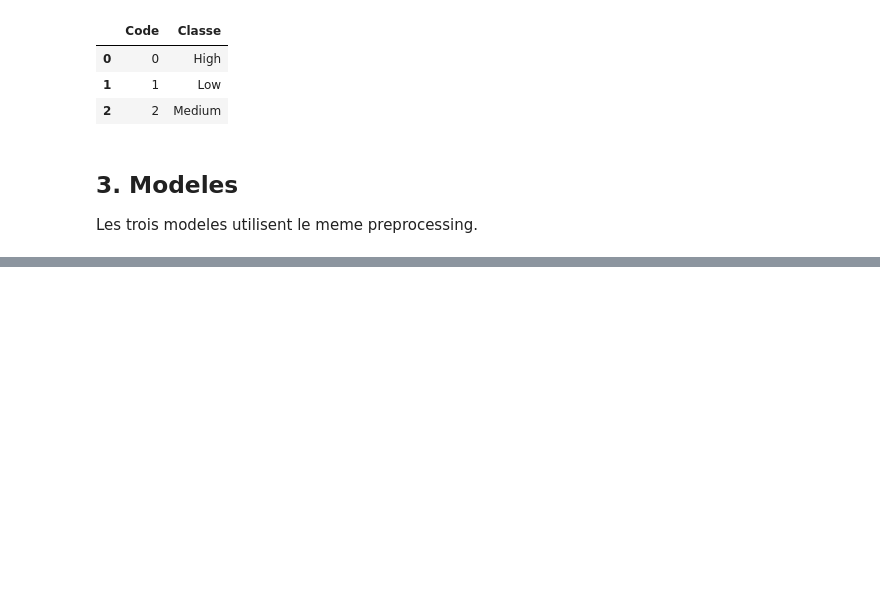
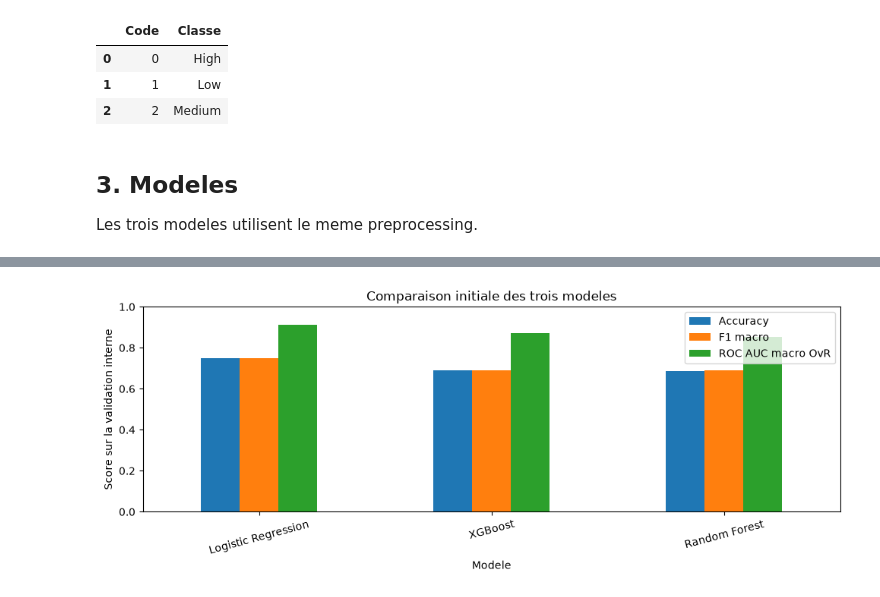
Before and after one commit to ayouberrak2/Jury-Blanc, a Jupyter notebook: notebooks/02_modelisation.ipynb, the cells around one changed output, grey strips where cells are left out. Drawn from its saved outputs; the diff is of its cells as text; code cells hidden in the pictures; blank space fills up the shorter version.

Commit message:
feat(modeling): compare classifiers on held-out validation data

```diff
--- a/notebooks/02_modelisation.ipynb
+++ b/notebooks/02_modelisation.ipynb
@@ -82,0 +87,21 @@ models = {
+# %%
+trained_models = {}
+evaluations = {}
+comparison_rows = []
+
+for name, model in models.items():
+    print("Entrainement :", name)
+
+    trained_pipeline = train_model(model, X_fit, y_fit, use_outliers=True)
+    trained_models[name] = trained_pipeline
+
+    result = evaluate_model(trained_pipeline, X_validation, y_validation, class_names)
+    evaluations[name] = result
+
+    row = {"Modele": name}
+    row.update(result["metrics"])
+    comparison_rows.append(row)
+
+comparison = pd.DataFrame(comparison_rows).set_index("Modele")
+comparison = comparison.sort_values("F1 macro", ascending=False)
+display(comparison.round(4))
@@ -82,0 +121,11 @@ models = {
+# %%
+comparison[["Accuracy", "F1 macro", "ROC AUC macro OvR"]].plot(
+    kind="bar", figsize=(10, 4), ylim=(0, 1)
+)
+plt.ylabel("Score sur la validation interne")
+plt.title("Comparaison initiale des trois modeles")
+plt.xticks(rotation=15)
+plt.tight_layout()
+plt.show()
+# %% [output]
+[figure, added]
```
Also changed, not shown: parts of 3 cells of this notebook.
